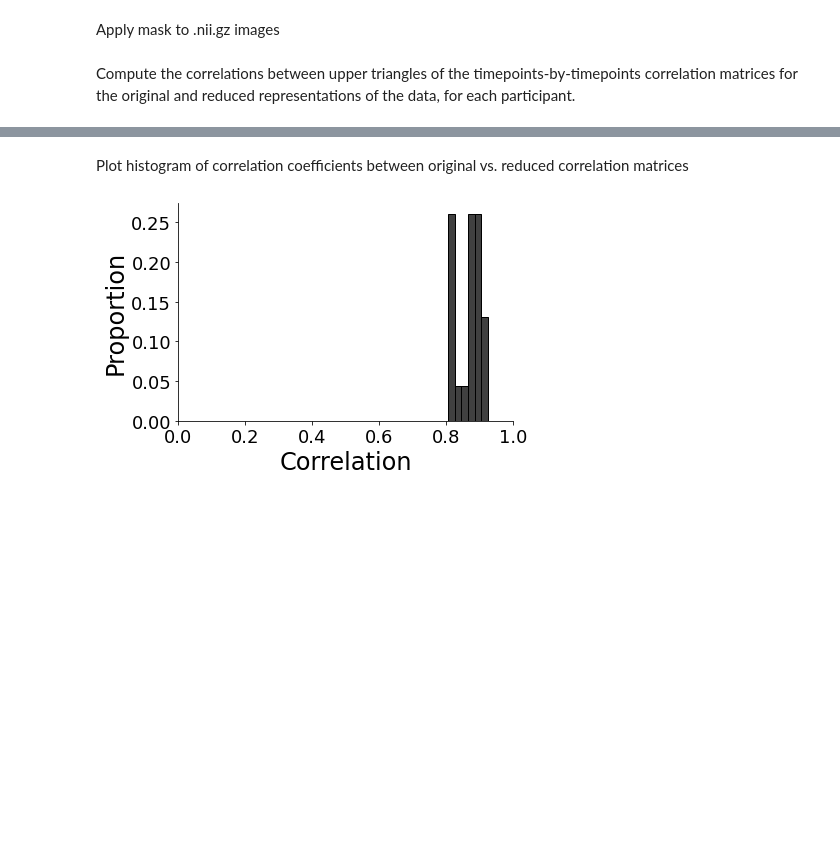
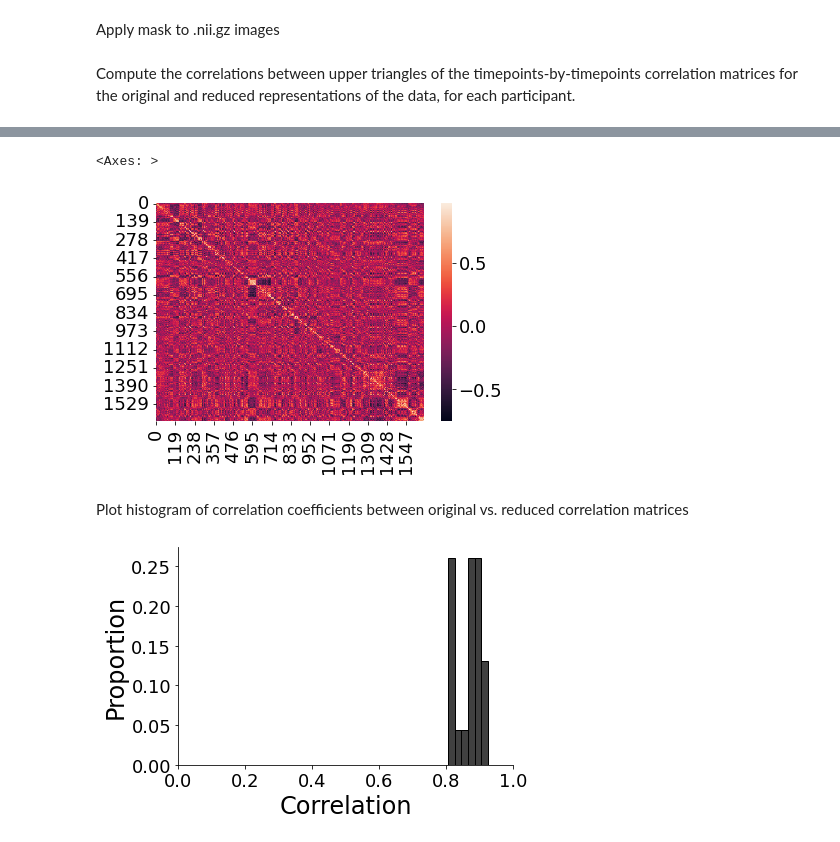
Before and after one commit to ContextLab/directed-forgetting-network-dynamics, a Jupyter notebook: code/network_analyses.ipynb, the cells around one changed output, grey strips where cells are left out. Saved outputs shown, nothing was run; the diff lists cells and outputs as text; code cells hidden in the pictures; blank space fills up the shorter version.

```diff
--- a/code/network_analyses.ipynb
+++ b/code/network_analyses.ipynb
@@ -293,3 +298,8 @@ for n in tqdm(nii_files):
+# %%
+sns.heatmap(squareform(reduced_corrmat))
+# %% [output]
+<Axes: >
+[figure, added]
 # %% [markdown]
 Plot histogram of correlation coefficients between original vs. reduced correlation matrices
 # %%
```
Also changed, not shown: parts of 7 cells of this notebook, 2 other files.
